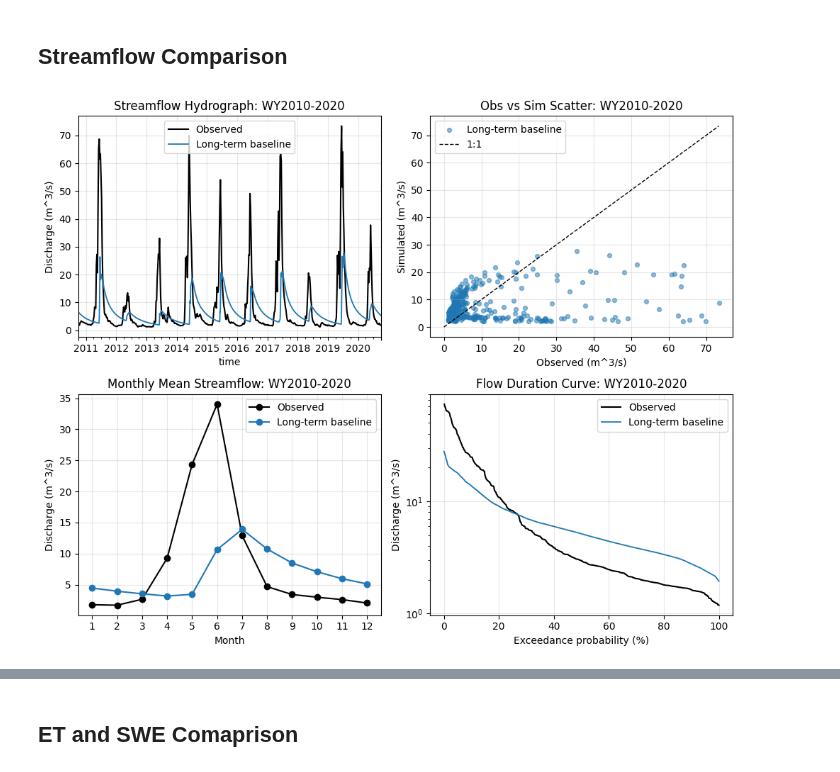
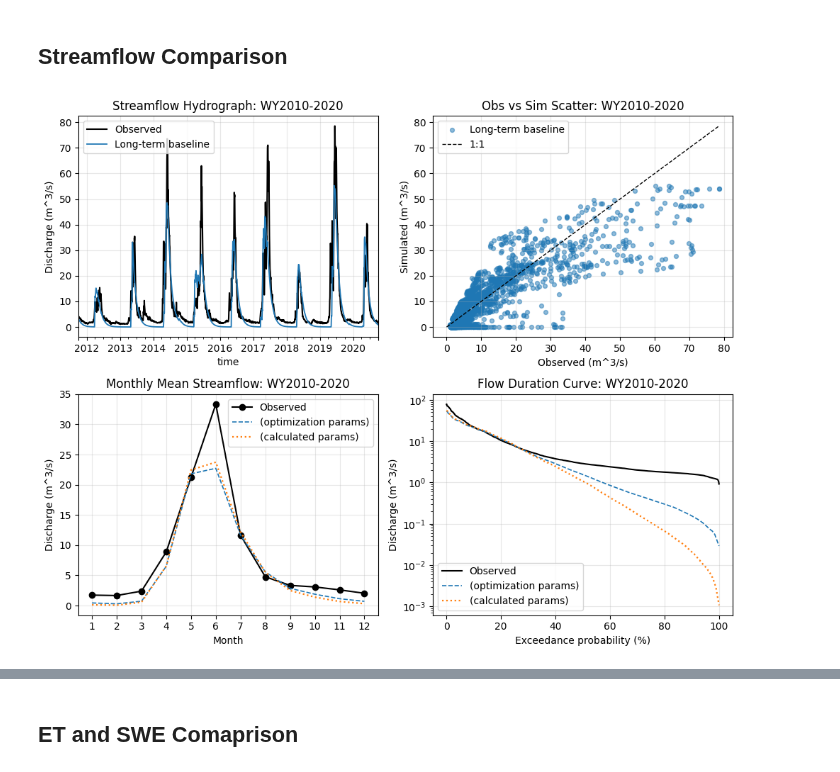
Before and after one commit to dlhogan97/CONFLUENCE-uwmtnhydro, a Jupyter notebook: ess-project/notebooks/Baseline_Run_Evaluation.ipynb, the cells around one changed output, grey strips where cells are left out. Drawn from its saved outputs; the diff is of its cells as text; code cells hidden in the pictures.

Commit message:
updated these notebooks to investigate effects of linear reservoir

```diff
--- a/ess-project/notebooks/Baseline_Run_Evaluation.ipynb
+++ b/ess-project/notebooks/Baseline_Run_Evaluation.ipynb
@@ -291,6 +338,7 @@ def compute_streamflow_metrics(obs_series, sim_series):
 
     peak_month_obs = int(obs_aligned.groupby(obs_aligned.index.month).mean().idxmax())
     peak_month_sim = int(sim_aligned.groupby(sim_aligned.index.month).mean().idxmax())
+    lognse = float(linear_reservoir.log_nse(obs_aligned.values, sim_aligned.values))
 
     return {
         'n_points': int(len(obs_aligned)),
@@ -300,13 +348,16 @@ def compute_streamflow_metrics(obs_series, sim_series):
         'corr': corr,
         'nse': nse,
         'kge': kge,
+        'log_nse': lognse,
         'peak_month_obs': peak_month_obs,
         'peak_month_sim': peak_month_sim,
     }
 
 
-def runoff_to_discharge(ds, basin_area_m2):
-    if 'scalarTotalRunoff' in ds:
+def runoff_to_discharge(ds, basin_area_m2, use_linear_reservoir=False,):
+    if use_linear_reservoir:
+        runoff = ds['averageInstantRunoff'].squeeze().to_pandas()
+    elif 'averageRoutedRunoff' in ds:
         runoff = ds['averageRoutedRunoff'].squeeze().to_pandas()
     elif 'averageInstantRunoff' in ds:
         runoff = ds['averageInstantRunoff'].squeeze().to_pandas()
@@ -326,7 +377,7 @@ def apply_linear_reservoir(discharge_series, params):
     return pd.Series(routed, index=discharge_series.index, name=discharge_series.name)
 
 
-def calibrate_reservoir_params(raw_daily, obs_daily, metric, window=None):
+def calibrate_reservoir_params(raw_daily, obs_daily, metric, window=None, start_points=None, strategy='adaptive', n_starts=300, seed=42):
     if window is not None:
         raw_daily = clip_to_window(raw_daily, window['start'], window['end'])
         obs_daily = clip_to_window(obs_daily, window['start'], window['end'])
@@ -335,6 +386,10 @@ def calibrate_reservoir_params(raw_daily, obs_daily, metric, window=None):
         q_in=sim_aligned.values,
         obs=obs_aligned.values,
         metric=metric,
+        start_points=start_points,
+        strategy=strategy,
+        n_starts=n_starts,
+        seed=seed,
     )
     return {
         'k_fast': float(results['k_fast']),
@@ -344,6 +399,10 @@ def calibrate_reservoir_params(raw_daily, obs_daily, metric, window=None):
         'nse': float(results['nse']),
         'kge': float(results['kge']),
         'log_nse': float(results['log_nse']),
+        'strategy': results.get('strategy'),
+        'objective': float(results.get('objective', np.nan)),
+        'n_starts_used': int(results.get('n_starts_used', n_starts)),
+        'seeded_starts_used': int(results.get('seeded_starts_used', 0)),
     }
 
 
@@ -396,8 +455,6 @@ def get_baseflow_series(ds):
         return None
     series.index = pd.to_datetime(series.index)
     return series.resample('D').mean()
-# %%
-ds = xr.open_dataset("/scratch/dlhogan/ess-project-data/domain_East_River_lumped/simulations/20260318_234645_run_dds/SUMMA/run_dds_final_bigBuckt_timestep.nc")
 # %%
 cfg = load_config(CONFIG_PATH)
 project_dir = resolve_project_dir(cfg)
@@ -578,34 +807,87 @@ for window in plot_windows:
     ax.set_ylabel('Simulated (m^3/s)')
     ax.grid(True, alpha=0.3)
 
     ax = axes[1, 0]
     obs_monthly = obs_window.groupby(obs_window.index.month).mean()
     ax.plot(obs_monthly.index, obs_monthly.values, 'k-o', label='Observed')
     for name, series in sim_windows.items():
         monthly = series.groupby(series.index.month).mean()
-        ax.plot(monthly.index, monthly.values, marker='o', label=name)
+
+        if USE_LINEAR_RESERVOIR and name in streamflow_daily_start:
+            start_series = clip_to_window(streamflow_daily_start[name], start, end)
+            if start_series is not None and len(start_series) > 0:
+                monthly_start = start_series.groupby(start_series.index.month).mean()
+                ax.plot(
+                    monthly_start.index,
+                    monthly_start.values,
+                    linestyle='--',
+                    linewidth=1.2,
+                    label=f'(optimization params)',
+                )
+
+        if USE_LINEAR_RESERVOIR and name in streamflow_daily_optimized:
+            opt_series = clip_to_window(streamflow_daily_optimized[name], start, end)
+            if opt_series is not None and len(opt_series) > 0:
+                monthly_opt = opt_series.groupby(opt_series.index.month).mean()
+                ax.plot(
+                    monthly_opt.index,
+                    monthly_opt.values,
+                    linestyle=':',
+                    linewidth=1.6,
+                    label=f'(calculated params)',
+                )
+        else:
+            ax.plot(monthly.index, monthly.values, marker='o', label=name)
     ax.set_xticks(range(1, 13))
     ax.set_title(f'Monthly Mean Streamflow: {label}')
     ax.set_xlabel('Month')
     ax.set_ylabel('Discharge (m^3/s)')
     ax.grid(True, alpha=0.3)
     ax.legend()
 
     ax = axes[1, 1]
     obs_sorted = obs_window.sort_values(ascending=False)
     obs_rank = np.arange(1, len(obs_sorted) + 1) / len(obs_sorted) * 100.0
     ax.semilogy(obs_rank, obs_sorted.values, color='black', linewidth=1.5, label='Observed')
     for name, series in sim_windows.items():
         sorted_series = series.sort_values(ascending=False)
         rank = np.arange(1, len(sorted_series) + 1) / len(sorted_series) * 100.0
-        ax.semilogy(rank, sorted_series.values, linewidth=1.3, label=name)
+
+        if USE_LINEAR_RESERVOIR and name in streamflow_daily_start:
+            start_series = clip_to_window(streamflow_daily_start[name], start, end)
+            if start_series is not None and len(start_series) > 0:
+                start_sorted = start_series.sort_values(ascending=False)
+                start_rank = np.arange(1, len(start_sorted) + 1) / len(start_sorted) * 100.0
+                ax.semilogy(
+                    start_rank,
+                    start_sorted.values,
+                    linestyle='--',
+                    linewidth=1.2,
+                    label=f'(optimization params)',
+                )
+
+        if USE_LINEAR_RESERVOIR and name in streamflow_daily_optimized:
+            opt_series = clip_to_window(streamflow_daily_optimized[name], start, end)
+            if opt_series is not None and len(opt_series) > 0:
+                opt_sorted = opt_series.sort_values(ascending=False)
+                opt_rank = np.arange(1, len(opt_sorted) + 1) / len(opt_sorted) * 100.0
+                ax.semilogy(
+                    opt_rank,
+                    opt_sorted.values,
+                    linestyle=':',
+                    linewidth=1.6,
+                    label=f'(calculated params)',
+                )
+        else:
+            ax.semilogy(rank, sorted_series.values, linewidth=1.3, label=name)
+
     ax.set_title(f'Flow Duration Curve: {label}')
     ax.set_xlabel('Exceedance probability (%)')
     ax.set_ylabel('Discharge (m^3/s)')
     ax.grid(True, alpha=0.3)
-    ax.legend()
+    ax.legend(loc='lower left')
 
     plt.tight_layout()
     plt.show()
 # %% [output]
-[figure, old version]
+[figure, new version]
```
Also changed, not shown: parts of 7 cells of this notebook, 3 other files.
